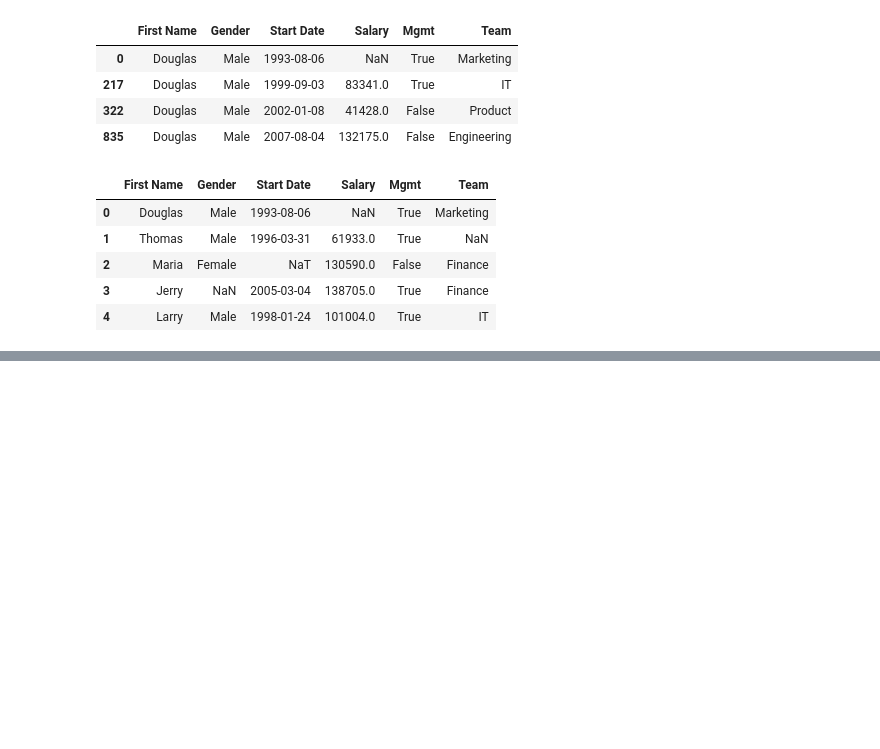
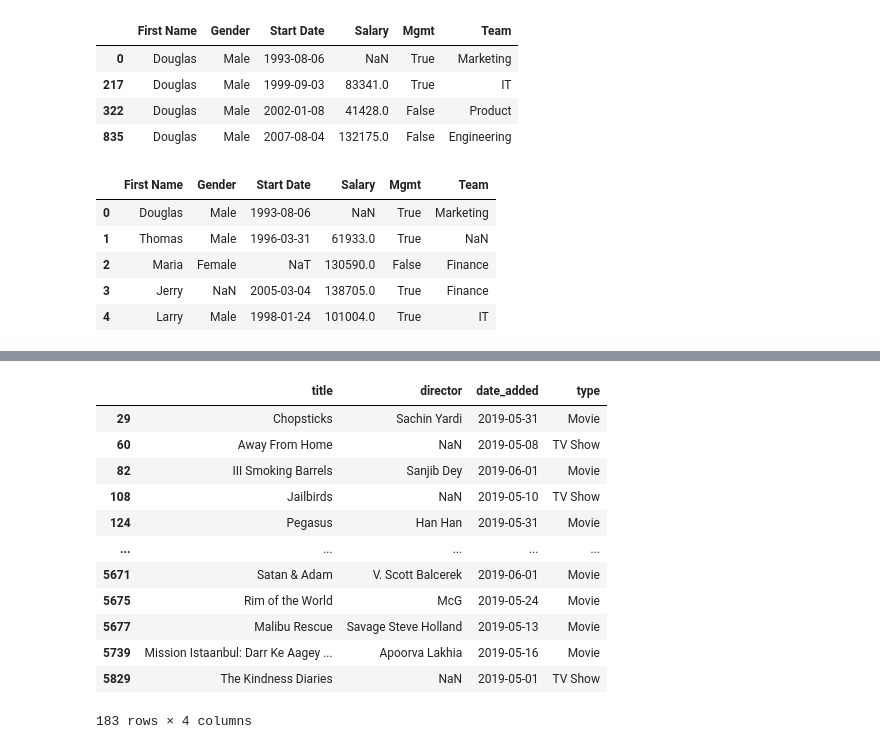
Before and after one commit to leandroclv/pandas_in_action, a Jupyter notebook: cap_05.ipynb, the cells around one changed output, grey strips where cells are left out. Saved outputs shown, nothing was run; the diff lists cells and outputs as text; code cells hidden in the pictures; blank space fills up the shorter version.

```diff
--- a/cap_05.ipynb
+++ b/cap_05.ipynb
@@ -681,0 +846,17 @@ employees.drop_duplicates(subset=['Gender', 'Team']).head() #Retorna todos os va
+# %%
+all_date = df_netflix['date_added'].between(left='2019-05-01', right='2019-06-01')
+df_netflix[all_date]
+# %% [output]
+|  | title | director | date_added | type |
+| 29 | Chopsticks | Sachin Yardi | 2019-05-31 | Movie |
+| 60 | Away From Home | NaN | 2019-05-08 | TV Show |
+| 82 | III Smoking Barrels | Sanjib Dey | 2019-06-01 | Movie |
+| 108 | Jailbirds | NaN | 2019-05-10 | TV Show |
+| 124 | Pegasus | Han Han | 2019-05-31 | Movie |
+| ... | ... | ... | ... | ... |
+| 5671 | Satan & Adam | V. Scott Balcerek | 2019-06-01 | Movie |
+| 5675 | Rim of the World | McG | 2019-05-24 | Movie |
+| 5677 | Malibu Rescue | Savage Steve Holland | 2019-05-13 | Movie |
+| 5739 | Mission Istaanbul: Darr Ke Aagey ... | Apoorva Lakhia | 2019-05-16 | Movie |
+| 5829 | The Kindness Diaries | NaN | 2019-05-01 | TV Show |
+183 rows × 4 columns
```
Also changed, not shown: parts of 18 cells of this notebook.
